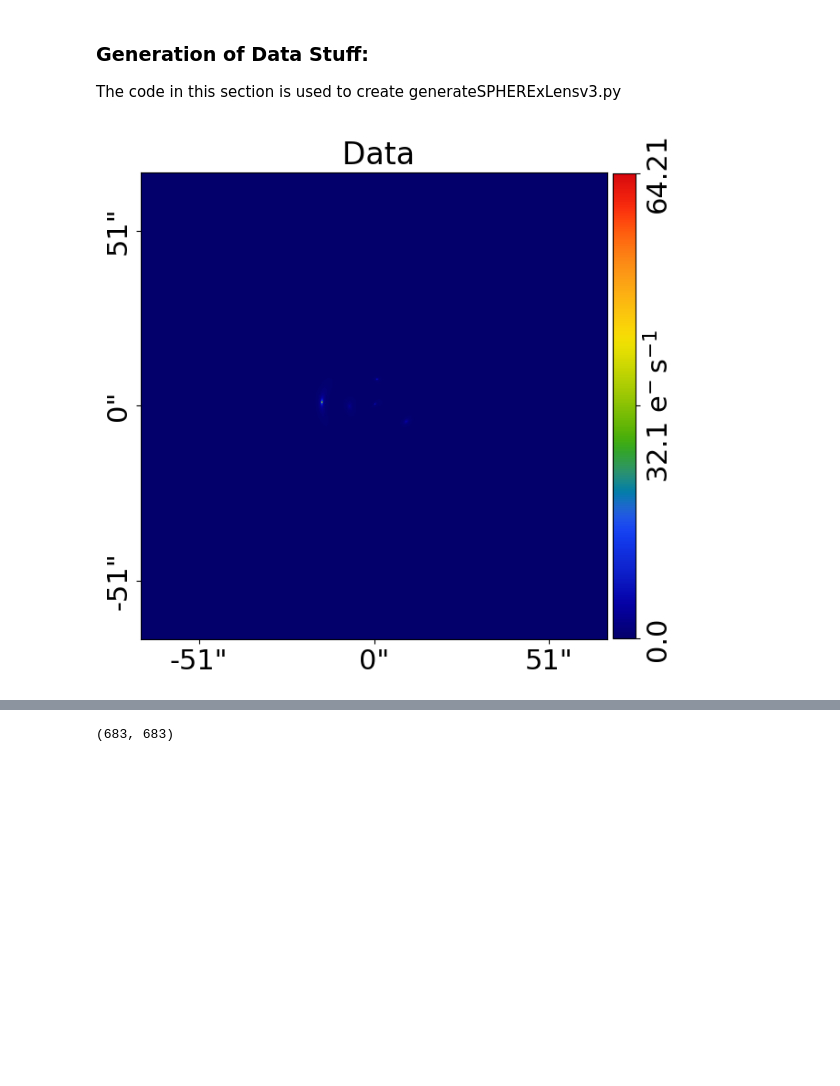
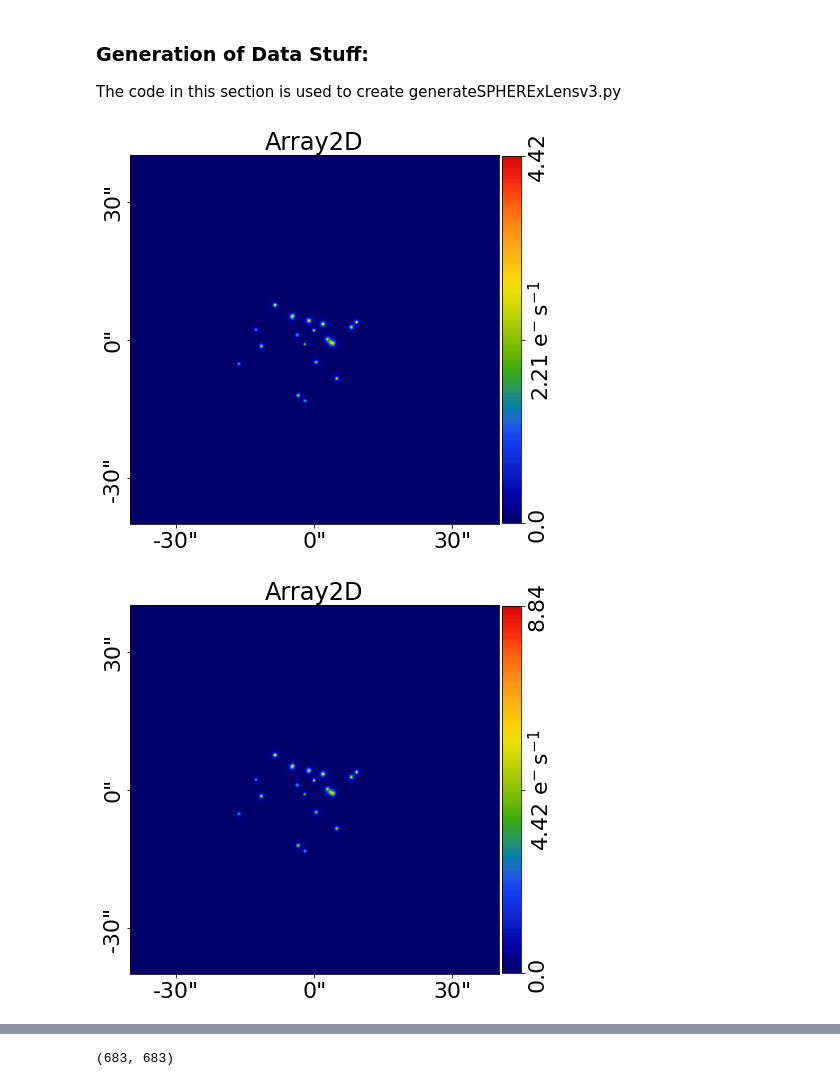
Before and after one commit to moomanchuu/SPHEREx-ML-marco-jame-proj, a Jupyter notebook: SPHERExMLProjectv2.ipynb, the cells around one changed output, grey strips where cells are left out. Drawn from its saved outputs; the diff is of its cells as text; code cells hidden in the pictures; blank space fills up the shorter version.

```diff
--- a/SPHERExMLProjectv2.ipynb
+++ b/SPHERExMLProjectv2.ipynb
@@ -54,9 +54,11 @@ SPHEREx Pixels: 2048, Original Image Pixels: 18539
 The code in this section is used to create generateSPHERExLensv3.py
 # %%
 #Generate galaxy cluster with no lensing:
-imageRaw = galaxy.simulate_realistic_cluster_no_lensing()
+# imageRaw = galaxy.simulate_realistic_cluster_no_lensing()
+imageRaw = galaxy.wrapperFunction(20)
 # %% [output]
-[figure, old version]
+[figure, new version]
+[figure, added]
 # %%
 #generate galaxy cluster with lensing:
 
```
Also changed, not shown: parts of 2 cells of this notebook, 7 other files.
